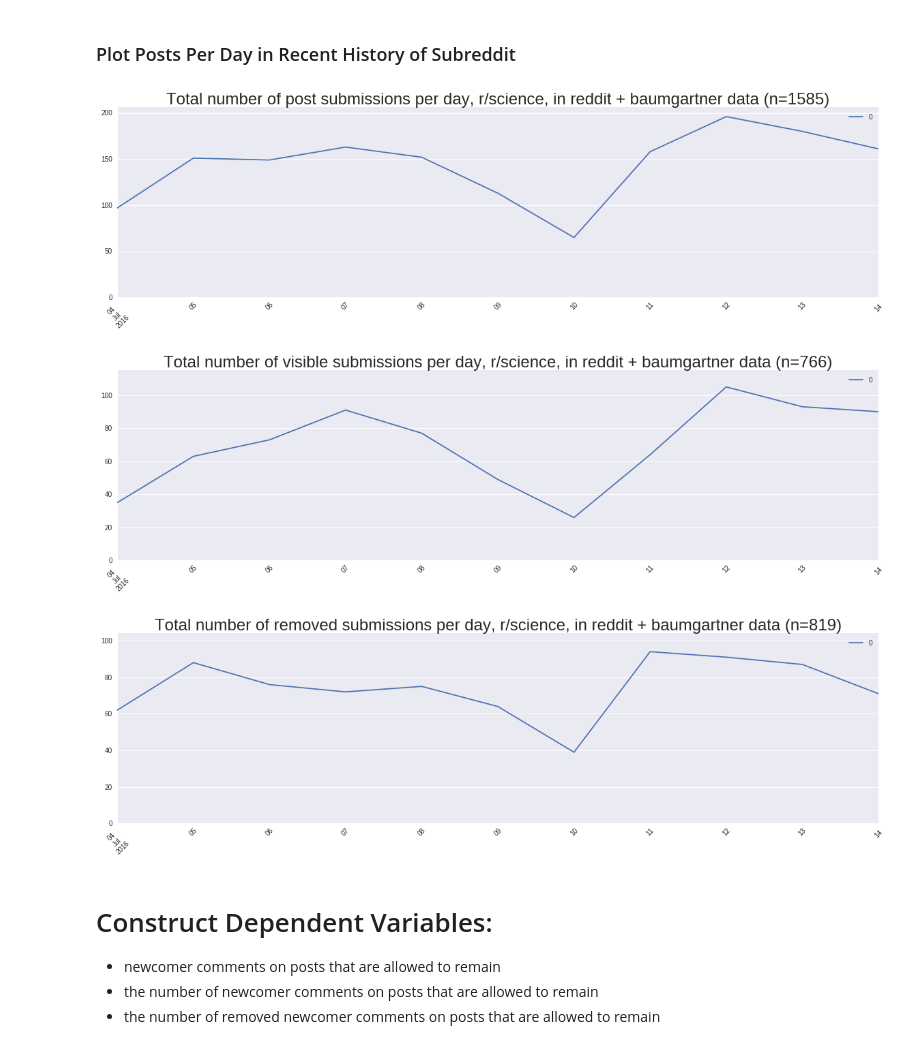
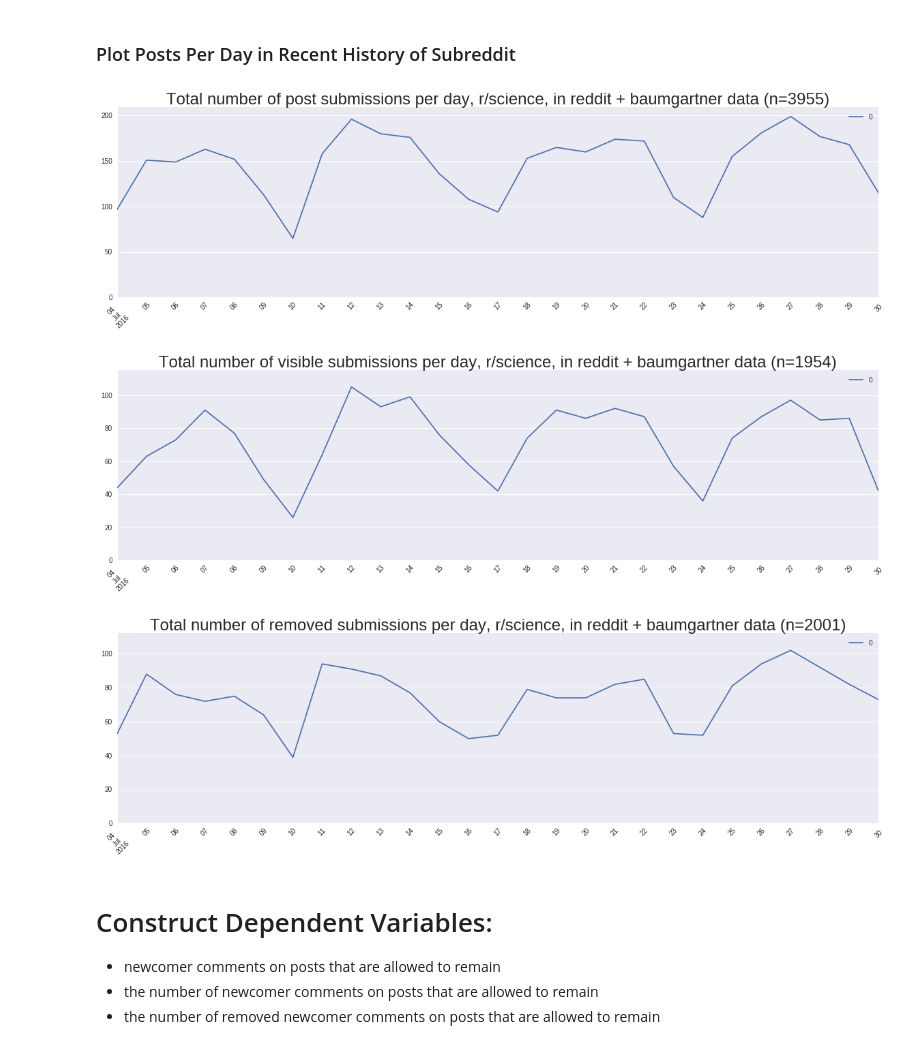
Before and after one commit to citizensandtech/CivilServant-Analysis, a Jupyter notebook: Front Page R Science Data Creation.ipynb, the cells around one changed output. Drawn from its saved outputs; the diff is of its cells as text; code cells hidden in the pictures.

```diff
--- a/Front Page R Science Data Creation.ipynb
+++ b/Front Page R Science Data Creation.ipynb
@@ -174,0 +204,17 @@ with open("/mnt/corsair/reddit_archive/baumgartner-bigquery-data/baumgartner_sci
+# %%
+dates = []
+for post in subreddit_pages[0]['page']:
+    dates.append(science_posts[post['id']]['created'])
+
+earliest_date = sorted(dates)[0]
+latest_date = None
+removed_posts = 0
+for post_id in list(science_posts.keys()):
+    if science_posts[post_id]['created'] < earliest_date:
+        del science_posts[post_id]
+        removed_posts += 1
+    if(post_id in science_posts.keys() and (latest_date is None or science_posts[post_id]['created']>latest_date)):
+        latest_date = science_posts[post_id]['created']
+
+print("Removed {0} posts for being too early".format(removed_posts))
+print("{0} total science posts remaining".format(len(science_posts)))
@@ -191,7 +240,6 @@ plt.title("Total number of post submissions per day, r/science, in reddit + baum
 ### Load Moderator Actions Going Back to The Beginning of the Sample Period
 # %%
 recent_mod_actions = []
-earliest_date = str(top_post_dates['first'].date())
 for row in db_engine.execute(text('select action_data from mod_actions WHERE subreddit_id="mouw" AND created_utc >= "{0}" ORDER BY created_utc;'.format(earliest_date))):
     mod_action = json.loads(row['action_data'])
     mod_action['created'] = utc.localize(datetime.datetime.utcfromtimestamp(mod_action['created_utc']))
@@ -203,7 +251,7 @@ print("{0} moderator actions loaded".format(len(recent_mod_actions)))
 ### Tag posts as visible or non-visible based on moderation log
 # %%
 posts_2016 = {}
-for post in posts_df[posts_df.created>=recent_mod_actions[0]['created']].to_dict("records"):
+for post in posts_df[posts_df.created>=earliest_date].to_dict("records"):
     post['visible'] = True
     posts_2016[post['id']] = post
 recent_post_count = len(posts_2016.values())
@@ -252,7 +302,7 @@ GET: https://oauth.reddit.com/by_id/t3_4syh1b,t3_4r5fry,t3_4swoyb,t3_4sz5v7,t3_4
 
 outside_time_window = 0
 within_time_window = 0
-tail = top_post_dates['last']
+tail = latest_date
 
 for post in extra_posts:
     post['created'] = utc.localize(datetime.datetime.utcfromtimestamp(int(post['created_utc'])))
@@ -288,44 +338,44 @@ Posts after update from modlog: 1585
 ### Plot Posts Per Day in Recent History of Subreddit
 # %%
 ### TOTAL SUBMISSIONS
-df = recent_posts[((recent_posts.created <= top_post_dates['last']) &
-                   (recent_posts.created >= top_post_dates['first']))]
+df = recent_posts[((recent_posts.created <= latest_date) &
+                   (recent_posts.created >= earliest_date))]
 x = pd.DataFrame(df.created.values, index=df.created.values.astype('datetime64'))
 fig, ax = plt.subplots(figsize=(20,5))
 x.resample("D").count().plot(rot=45, ax=ax)
 plt.ylim([0,x.resample("D").count()[0].max() + 10])
 plt.title("Total number of post submissions per day, r/science, in reddit + baumgartner data (n={0})".format(df.created.count()), fontsize="24")
 plt.show()
 
 total_counts = x.resample("D").count().to_dict("records")
 
 ### NOW ACCEPTED SUBMISSIONS
 df = recent_posts[((recent_posts.visible == True) &
-                   (recent_posts.created <= top_post_dates['last']) &
-                   (recent_posts.created >= top_post_dates['first']))]
+                   (recent_posts.created <= latest_date) &
+                   (recent_posts.created >= earliest_date))]
 x = pd.DataFrame(df.created.values, index=df.created.values.astype('datetime64'))
 fig, ax = plt.subplots(figsize=(20,5))
 x.resample("D").count().plot(rot=45, ax=ax)
 plt.ylim([0,x.resample("D").count()[0].max() + 10])
 plt.title("Total number of visible submissions per day, r/science, in reddit + baumgartner data (n={0})".format(df.created.count()), fontsize="24")
 plt.show()
 
 retained_counts = x.resample("D").count().to_dict("records")
 
 ### NOW REMOVED SUBMISSIONS
 df = recent_posts[((recent_posts.visible == False) &
-                   (recent_posts.created <= top_post_dates['last']) &
-                   (recent_posts.created >= top_post_dates['first']))]
+                   (recent_posts.created <= latest_date) &
+                   (recent_posts.created >= earliest_date))]
 x = pd.DataFrame(df.created.values, index=df.created.values.astype('datetime64'))
 fig, ax = plt.subplots(figsize=(20,5))
 x.resample("D").count().plot(rot=45, ax=ax)
 plt.ylim([0,x.resample("D").count()[0].max() + 10])
 plt.title("Total number of removed submissions per day, r/science, in reddit + baumgartner data (n={0})".format(df.created.count()), fontsize="24")
 plt.show()
 # %% [output]
-[figure, old version]
+[figure, new version]
-[figure, old version]
+[figure, new version]
-[figure, old version]
+[figure, new version]
 # %% [markdown]
 # Construct Dependent Variables:
 * newcomer comments on posts that are allowed to remain
```
Also changed, not shown: parts of 30 cells of this notebook.
